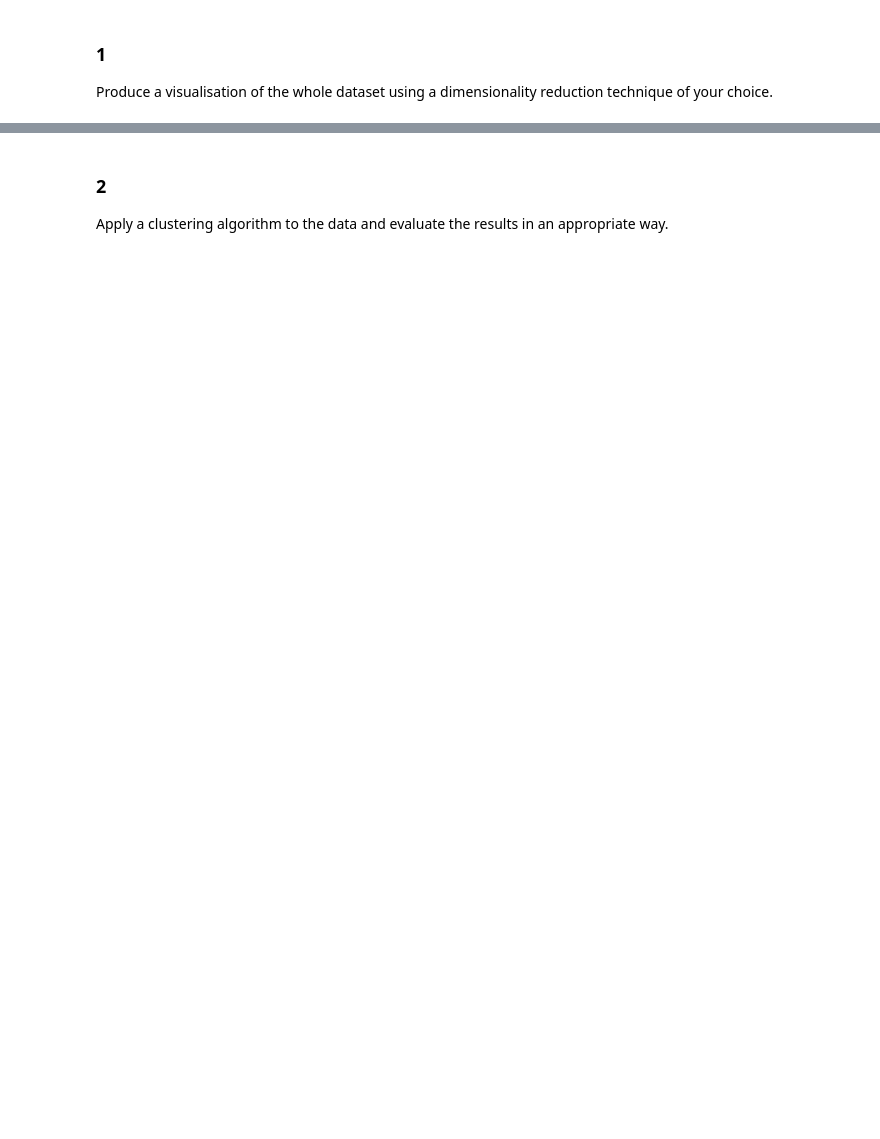
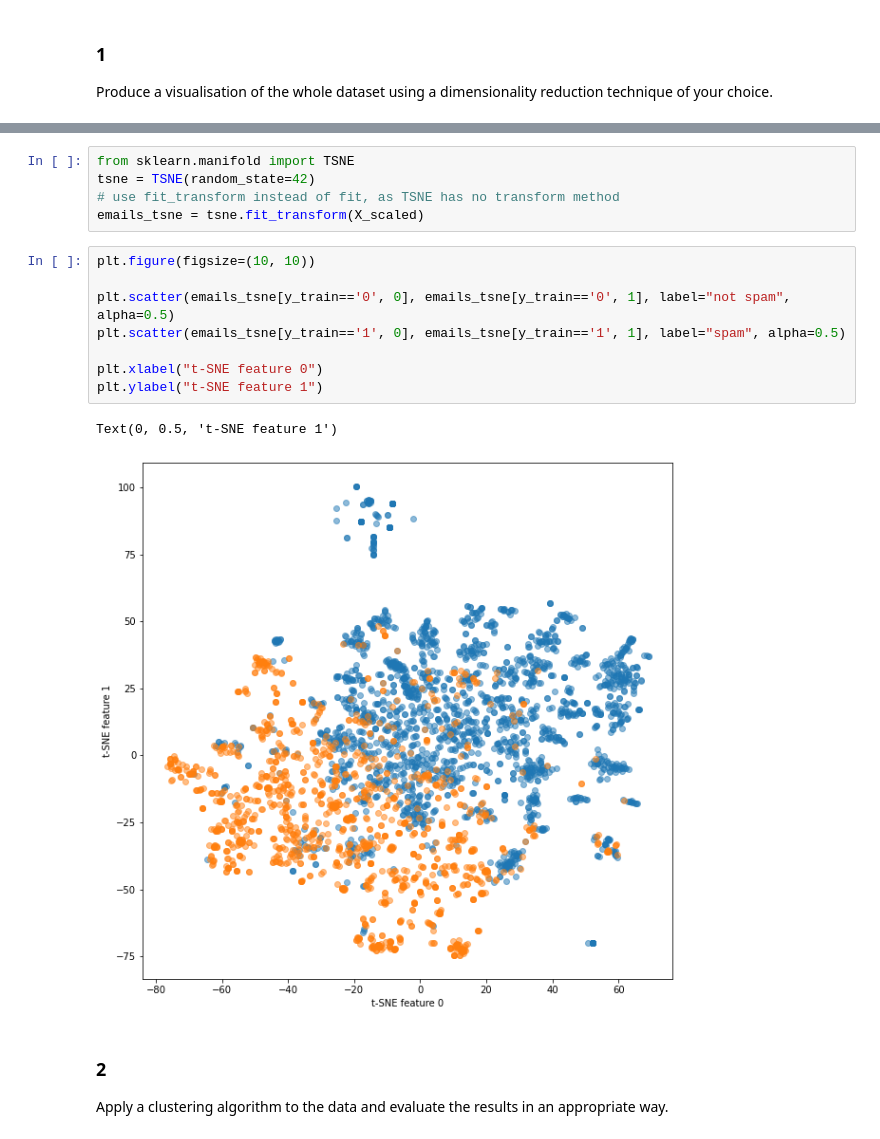
Before and after one commit to fpetri115/MLpython, a Jupyter notebook: 1_5_Homework.ipynb, the cells around one changed output, grey strips where cells are left out. Cells and saved outputs as stored; diff of their text form; blank space fills up the shorter version.

```diff
--- a/1_5_Homework.ipynb
+++ b/1_5_Homework.ipynb
@@ -130,3 +164,19 @@ Produce a visualisation of the whole dataset using a dimensionality reduction te
+# %%
+from sklearn.manifold import TSNE
+tsne = TSNE(random_state=42)
+# use fit_transform instead of fit, as TSNE has no transform method
+emails_tsne = tsne.fit_transform(X_scaled)
+# %%
+plt.figure(figsize=(10, 10))
+
+plt.scatter(emails_tsne[y_train=='0', 0], emails_tsne[y_train=='0', 1], label="not spam", alpha=0.5)
+plt.scatter(emails_tsne[y_train=='1', 0], emails_tsne[y_train=='1', 1], label="spam", alpha=0.5)
+
+plt.xlabel("t-SNE feature 0")
+plt.ylabel("t-SNE feature 1")
+# %% [output]
+Text(0, 0.5, 't-SNE feature 1')
+[figure, added]
 # %% [markdown]
 ### 2
 Apply a clustering algorithm to the data and evaluate the results in an appropriate way.
```
Also changed, not shown: parts of 25 cells of this notebook, 5 other files.
